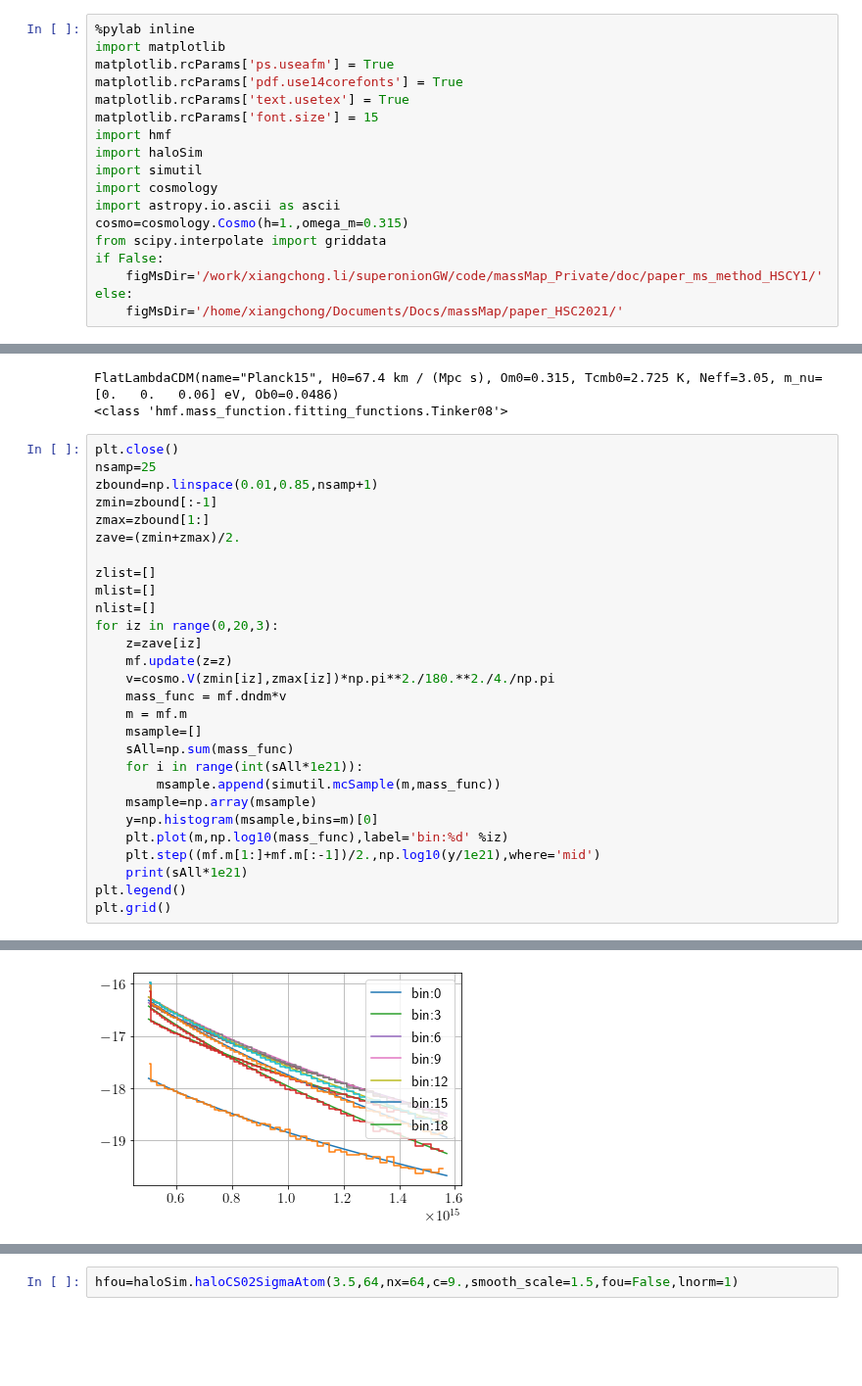
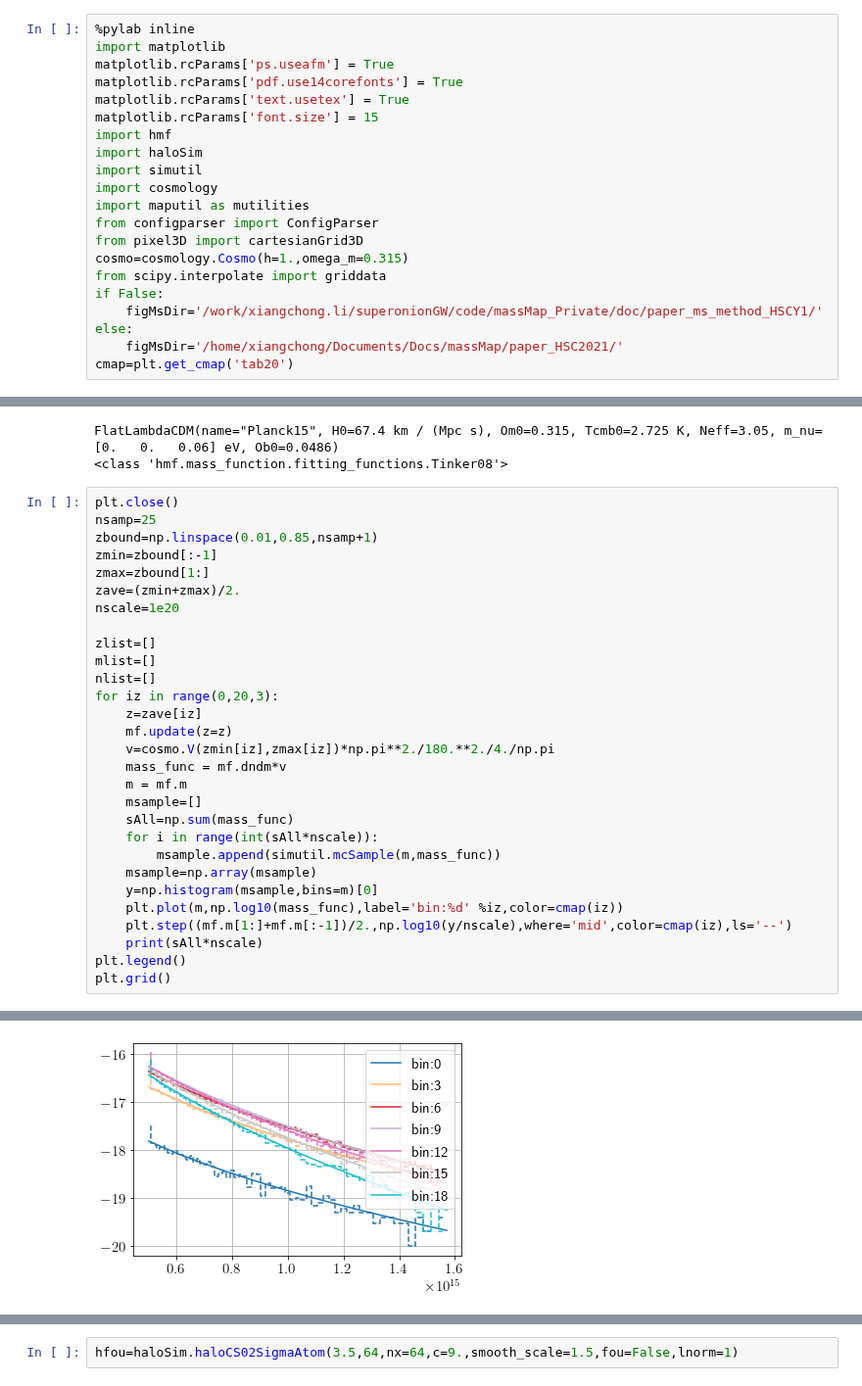
Before and after one commit to mr-superonion/splinv, a Jupyter notebook: notebook/s19/0-haloMF_Prior.ipynb, the cells around one changed output, grey strips where cells are left out. Shown at 98% size. Saved outputs shown, nothing was run; the diff lists cells and outputs as text; blank space fills up the shorter version.

```diff
--- a/notebook/s19/0-haloMF_Prior.ipynb
+++ b/notebook/s19/0-haloMF_Prior.ipynb
@@ -9,12 +9,15 @@ import hmf
 import haloSim
 import simutil
 import cosmology
-import astropy.io.ascii as ascii
+import maputil as mutilities
+from configparser import ConfigParser
+from pixel3D import cartesianGrid3D
 cosmo=cosmology.Cosmo(h=1.,omega_m=0.315)
 from scipy.interpolate import griddata
 if False:
     figMsDir='/work/xiangchong.li/superonionGW/code/massMap_Private/doc/paper_ms_method_HSCY1/'
 else:
     figMsDir='/home/xiangchong/Documents/Docs/massMap/paper_HSC2021/'
+cmap=plt.get_cmap('tab20')
 # %% [output]
 Populating the interactive namespace from numpy and matplotlib
@@ -34,6 +43,7 @@ zbound=np.linspace(0.01,0.85,nsamp+1)
 zmin=zbound[:-1]
 zmax=zbound[1:]
 zave=(zmin+zmax)/2.
+nscale=1e20
 
 zlist=[]
 mlist=[]
@@ -46,13 +56,13 @@ for iz in range(0,20,3):
     m = mf.m
     msample=[]
     sAll=np.sum(mass_func)
-    for i in range(int(sAll*1e21)):
+    for i in range(int(sAll*nscale)):
         msample.append(simutil.mcSample(m,mass_func))
     msample=np.array(msample)
     y=np.histogram(msample,bins=m)[0]
-    plt.plot(m,np.log10(mass_func),label='bin:%d' %iz)
-    plt.step((mf.m[1:]+mf.m[:-1])/2.,np.log10(y/1e21),where='mid')
-    print(sAll*1e21)
+    plt.plot(m,np.log10(mass_func),label='bin:%d' %iz,color=cmap(iz))
+    plt.step((mf.m[1:]+mf.m[:-1])/2.,np.log10(y/nscale),where='mid',color=cmap(iz),ls='--')
+    print(sAll*nscale)
 plt.legend()
 plt.grid()
 # %% [output]
@@ -66,4 +76,4 @@ plt.grid()
-[figure, old version]
+[figure, new version]
 # %%
 msample=[]
 sAll=np.sum(mass_func)
```
Also changed, not shown: parts of 4 cells of this notebook, 5 other files.
